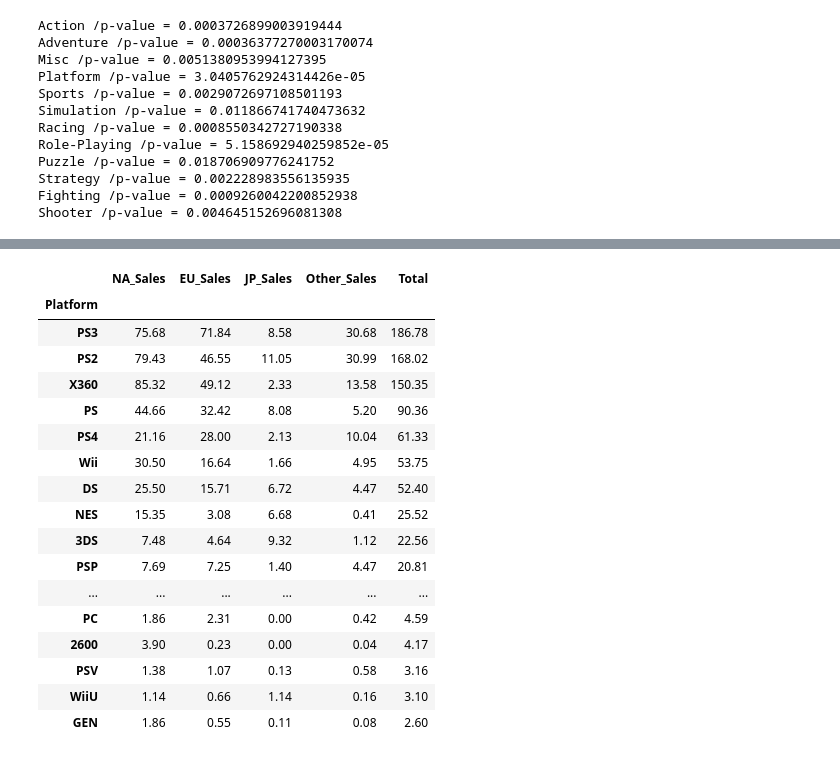
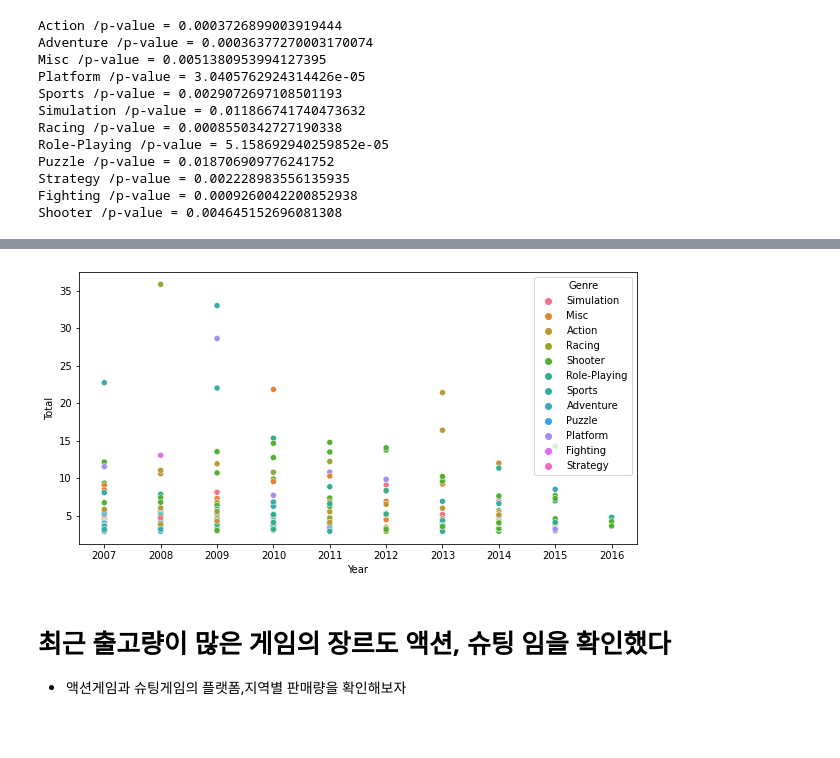
Before and after one commit to bong7233/AI_Project_1, a Jupyter notebook: AI_03_이상봉_Section1.ipynb, the cells around one changed output, grey strips where cells are left out. Cells and saved outputs as stored; diff of their text form; code cells hidden in the pictures; blank space fills up the shorter version.

```diff
--- a/AI_03_이상봉_Section1.ipynb
+++ b/AI_03_이상봉_Section1.ipynb
@@ -479,0 +499,14 @@ df_action.head()
+# %%
+#연도,판매량,장르
+df_year_genre = df_total
+df_year_genre = df_year_genre[['Genre','Year','Total']]
+
+df_year_genre = df_year_genre[df_year_genre['Year'] > '2006']
+df_year_genre = df_year_genre.sort_values(by=['Year'])
+df_year_genre
+
+# 연도별 장르의 갯수를 확인해보자
+genre_sum = pd.crosstab(df_year_genre.Year,df_year_genre.Genre)
+
+for genre in genres:
+    print(genre,'total =',genre_sum[genre].sum())
@@ -480,28 +526,20 @@ df_action.head()
+# %%
+# 그래프로 확인
+plt.figure(figsize=(10,5))
+sns.scatterplot(data = df_year_genre, x = 'Year', y = 'Total', hue='Genre')
+plt.show()
+# %% [output]
+[figure, added]
+# %% [markdown]
+# 최근 출고량이 많은 게임의 장르도 액션, 슈팅 임을 확인했다
+- 액션게임과 슈팅게임의 플랫폼,지역별 판매량을 확인해보자
 # %%
-# 플랫폼과 지역별 판매량, 총판매량
-df_action_drop = df_action.drop(['Year','Genre'],axis=1)
+# 함수화
+def genreCheck(genre):
+    df_action = df_total[df_total['Genre']==genre]
+    df_action.head()
 
-df_action_total = df_action.groupby('Platform').sum()
-df_action_total.sort_values(by=['Total'],ascending=False)
+    df_action_drop = df_action.drop(['Year','Genre'],axis=1)
 
-# 액션게임이 제일잘팔리는 플랫폼은 PS3,PS2,X360 정도다
-# 그리고 이 판매량중 북미의 판매량이 가장 많았다
+    df_action_total = df_action.groupby('Platform').sum()
+    return df_action_total.sort_values(by=['Total'],ascending=False).head()
-# %% [output]
-|  | NA_Sales | EU_Sales | JP_Sales | Other_Sales | Total |
-| Platform |  |  |  |  |  |
-| PS3 | 75.68 | 71.84 | 8.58 | 30.68 | 186.78 |
-| PS2 | 79.43 | 46.55 | 11.05 | 30.99 | 168.02 |
-| X360 | 85.32 | 49.12 | 2.33 | 13.58 | 150.35 |
-| PS | 44.66 | 32.42 | 8.08 | 5.20 | 90.36 |
-| PS4 | 21.16 | 28.00 | 2.13 | 10.04 | 61.33 |
-| Wii | 30.50 | 16.64 | 1.66 | 4.95 | 53.75 |
-| DS | 25.50 | 15.71 | 6.72 | 4.47 | 52.40 |
-| NES | 15.35 | 3.08 | 6.68 | 0.41 | 25.52 |
-| 3DS | 7.48 | 4.64 | 9.32 | 1.12 | 22.56 |
-| PSP | 7.69 | 7.25 | 1.40 | 4.47 | 20.81 |
-| ... | ... | ... | ... | ... | ... |
-| PC | 1.86 | 2.31 | 0.00 | 0.42 | 4.59 |
-| 2600 | 3.90 | 0.23 | 0.00 | 0.04 | 4.17 |
-| PSV | 1.38 | 1.07 | 0.13 | 0.58 | 3.16 |
-| WiiU | 1.14 | 0.66 | 1.14 | 0.16 | 3.10 |
-| GEN | 1.86 | 0.55 | 0.11 | 0.08 | 2.60 |
```
Also changed, not shown: parts of 25 cells of this notebook.
